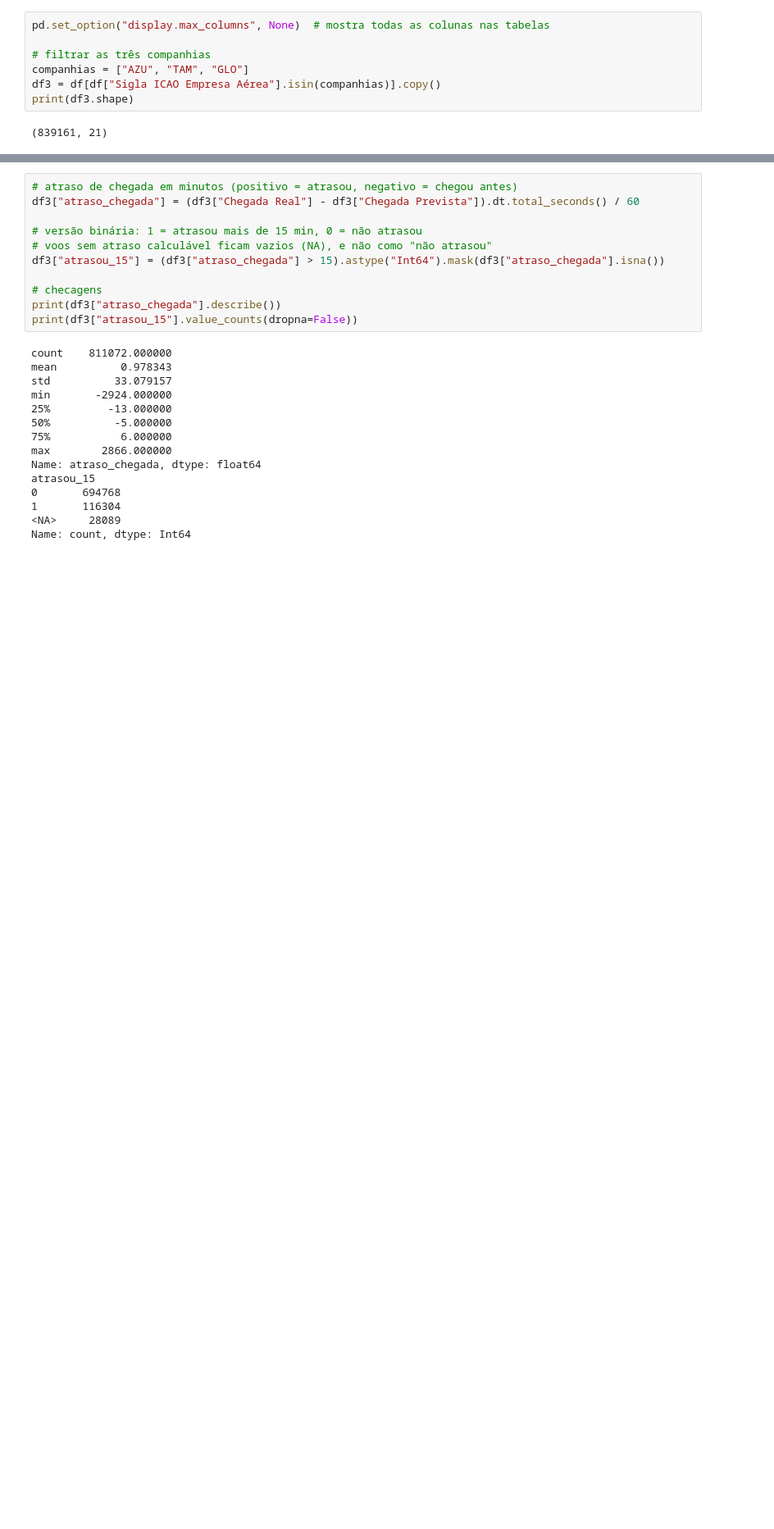
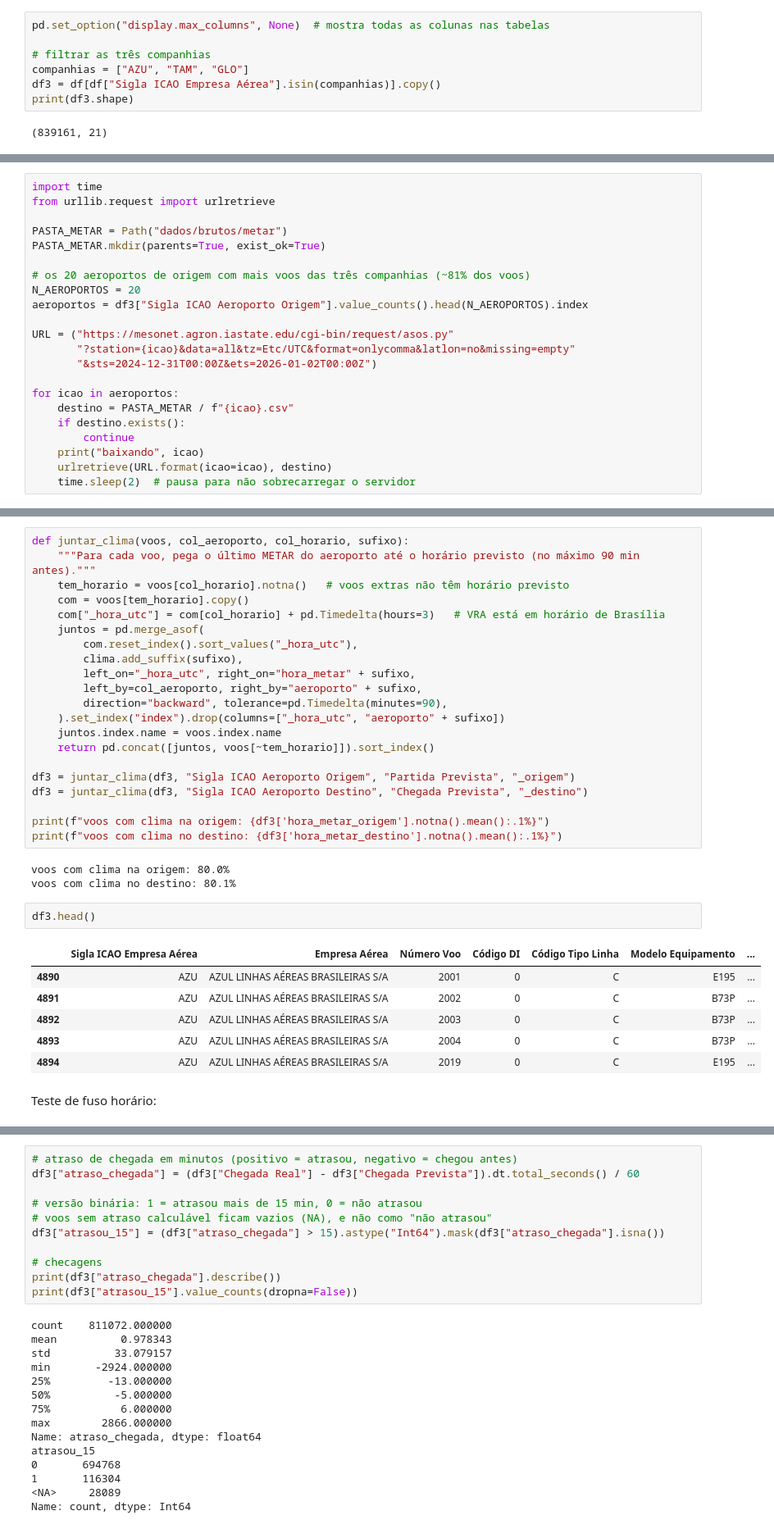
Before and after one commit to Matex0406/Projeto_2_CB, a Jupyter notebook: Projeto_2_CB.ipynb, the cells around one changed output, grey strips where cells are left out. Shown at 82% size. Saved outputs shown, nothing was run; the diff lists cells and outputs as text; blank space fills up the shorter version.

Commit message:
METAR

```diff
--- a/Projeto_2_CB.ipynb
+++ b/Projeto_2_CB.ipynb
@@ -194,0 +197,22 @@ print(df3.shape)
+# %%
+import time
+from urllib.request import urlretrieve
+
+PASTA_METAR = Path("dados/brutos/metar")
+PASTA_METAR.mkdir(parents=True, exist_ok=True)
+
+# os 20 aeroportos de origem com mais voos das três companhias (~81% dos voos)
+N_AEROPORTOS = 20
+aeroportos = df3["Sigla ICAO Aeroporto Origem"].value_counts().head(N_AEROPORTOS).index
+
+URL = ("https://mesonet.agron.iastate.edu/cgi-bin/request/asos.py"
+       "?station={icao}&data=all&tz=Etc/UTC&format=onlycomma&latlon=no&missing=empty"
+       "&sts=2024-12-31T00:00Z&ets=2026-01-02T00:00Z")
+
+for icao in aeroportos:
+    destino = PASTA_METAR / f"{icao}.csv"
+    if destino.exists():
+        continue
+    print("baixando", icao)
+    urlretrieve(URL.format(icao=icao), destino)
+    time.sleep(2)  # pausa para não sobrecarregar o servidor
@@ -194,0 +327,35 @@ print(df3.shape)
+# %%
+def juntar_clima(voos, col_aeroporto, col_horario, sufixo):
+    """Para cada voo, pega o último METAR do aeroporto até o horário previsto (no máximo 90 min antes)."""
+    tem_horario = voos[col_horario].notna()   # voos extras não têm horário previsto
+    com = voos[tem_horario].copy()
+    com["_hora_utc"] = com[col_horario] + pd.Timedelta(hours=3)   # VRA está em horário de Brasília
+    juntos = pd.merge_asof(
+        com.reset_index().sort_values("_hora_utc"),
+        clima.add_suffix(sufixo),
+        left_on="_hora_utc", right_on="hora_metar" + sufixo,
+        left_by=col_aeroporto, right_by="aeroporto" + sufixo,
+        direction="backward", tolerance=pd.Timedelta(minutes=90),
+    ).set_index("index").drop(columns=["_hora_utc", "aeroporto" + sufixo])
+    juntos.index.name = voos.index.name
+    return pd.concat([juntos, voos[~tem_horario]]).sort_index()
+
+df3 = juntar_clima(df3, "Sigla ICAO Aeroporto Origem", "Partida Prevista", "_origem")
+df3 = juntar_clima(df3, "Sigla ICAO Aeroporto Destino", "Chegada Prevista", "_destino")
+
+print(f"voos com clima na origem: {df3['hora_metar_origem'].notna().mean():.1%}")
+print(f"voos com clima no destino: {df3['hora_metar_destino'].notna().mean():.1%}")
+# %% [output]
+voos com clima na origem: 80.0%
+voos com clima no destino: 80.1%
+# %%
+df3.head()
+# %% [output]
+|  | Sigla ICAO Empresa Aérea | Empresa Aérea | Número Voo | Código DI | Código Tipo Linha | Modelo Equipamento | ... |
+| 4890 | AZU | AZUL LINHAS AÉREAS BRASILEIRAS S/A | 2001 | 0 | C | E195 | ... |
+| 4891 | AZU | AZUL LINHAS AÉREAS BRASILEIRAS S/A | 2002 | 0 | C | B73P | ... |
+| 4892 | AZU | AZUL LINHAS AÉREAS BRASILEIRAS S/A | 2003 | 0 | C | B73P | ... |
+| 4893 | AZU | AZUL LINHAS AÉREAS BRASILEIRAS S/A | 2004 | 0 | C | B73P | ... |
+| 4894 | AZU | AZUL LINHAS AÉREAS BRASILEIRAS S/A | 2019 | 0 | C | E195 | ... |
+# %% [markdown]
+Teste de fuso horário:
```
Also changed, not shown: parts of 17 cells of this notebook, 21 other files.
